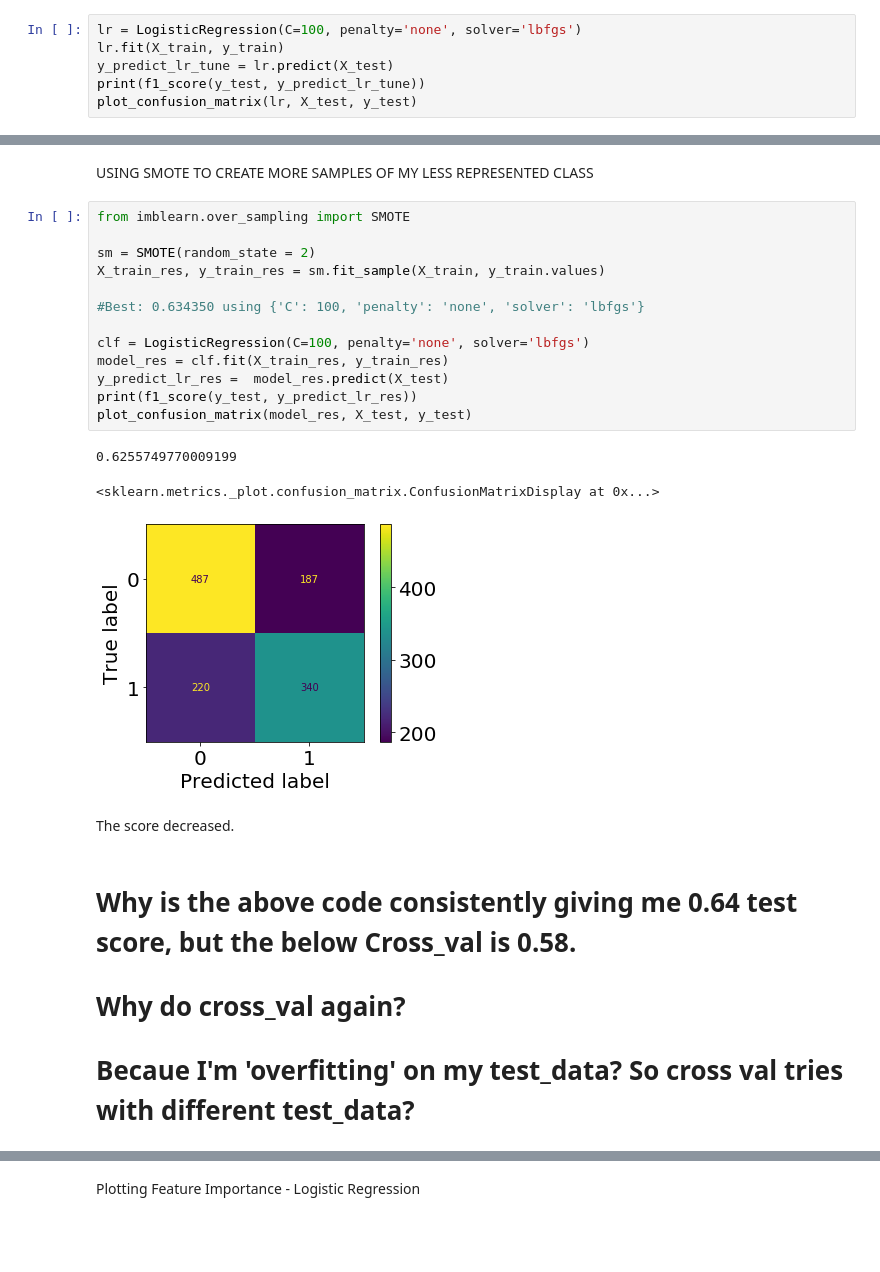
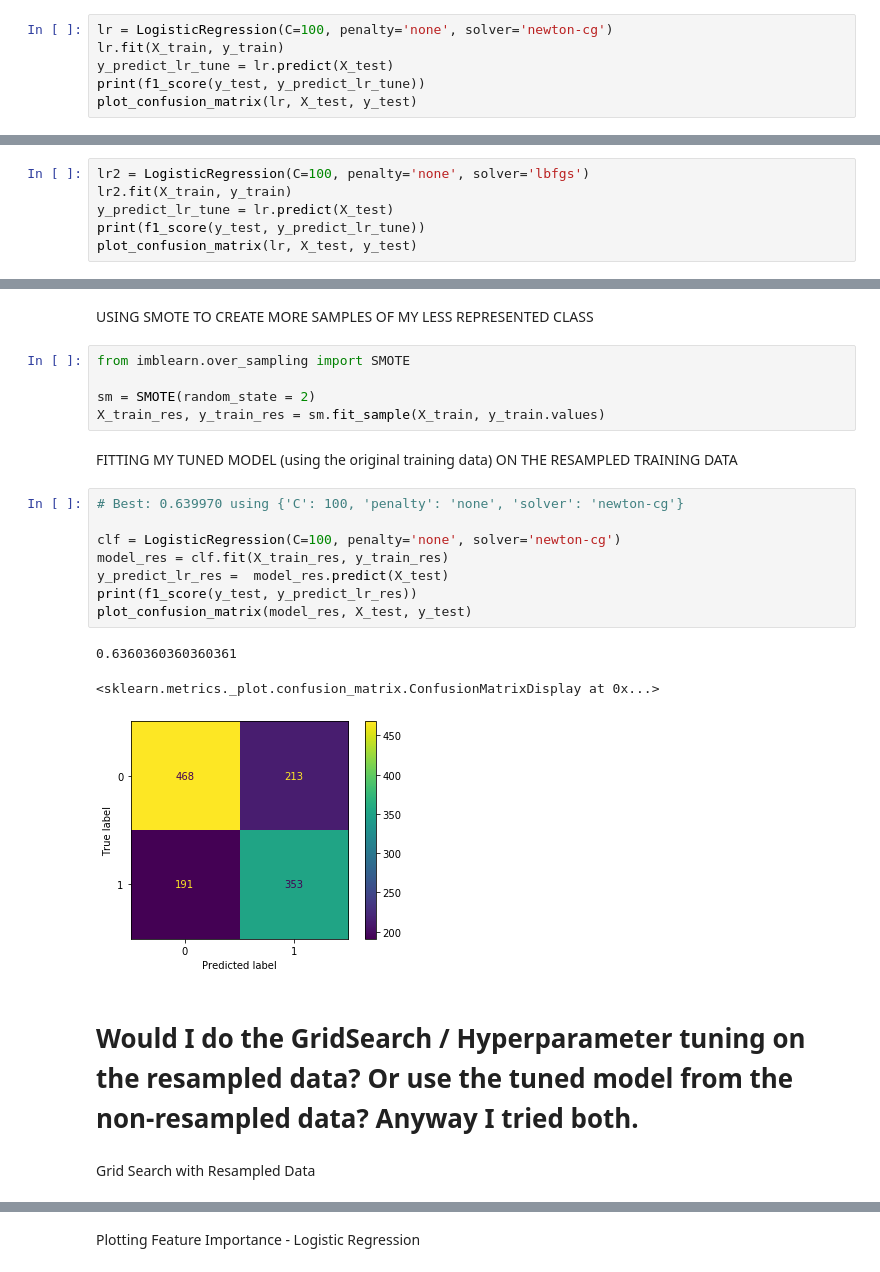
Before and after one commit to vizziviz/fatal_encounters_with_police, a Jupyter notebook: models/supervised_modeling_blackhispanic_notclean.ipynb, the cells around one changed output, grey strips where cells are left out. Saved outputs shown, nothing was run; the diff lists cells and outputs as text; blank space fills up the shorter version.

Commit message:
fixed data from feature engineering

```diff
--- a/models/supervised_modeling_blackhispanic_notclean.ipynb
+++ b/models/supervised_modeling_blackhispanic_notclean.ipynb
@@ -322,5 +324,5 @@ nan (nan) with: {'C': 0.01, 'penalty': 'none', 'solver': 'liblinear'}
 # %%
-lr = LogisticRegression(C=100, penalty='none', solver='lbfgs')
+lr = LogisticRegression(C=100, penalty='none', solver='newton-cg')
 lr.fit(X_train, y_train)
 y_predict_lr_tune = lr.predict(X_test)
 print(f1_score(y_test, y_predict_lr_tune))
@@ -331,0 +336,6 @@ plot_confusion_matrix(lr, X_test, y_test)
+# %%
+lr2 = LogisticRegression(C=100, penalty='none', solver='lbfgs')
+lr2.fit(X_train, y_train)
+y_predict_lr_tune = lr.predict(X_test)
+print(f1_score(y_test, y_predict_lr_tune))
+plot_confusion_matrix(lr, X_test, y_test)
@@ -332,25 +386,25 @@ plot_confusion_matrix(lr, X_test, y_test)
 # %% [markdown]
 USING SMOTE TO CREATE MORE SAMPLES OF MY LESS REPRESENTED CLASS
+# %%
+from imblearn.over_sampling import SMOTE
+
+sm = SMOTE(random_state = 2)
+X_train_res, y_train_res = sm.fit_sample(X_train, y_train.values)
+# %% [markdown]
+FITTING MY TUNED MODEL (using the original training data) ON THE RESAMPLED TRAINING DATA
 # %%
-from imblearn.over_sampling import SMOTE
+# Best: 0.639970 using {'C': 100, 'penalty': 'none', 'solver': 'newton-cg'}
 
-sm = SMOTE(random_state = 2)
-X_train_res, y_train_res = sm.fit_sample(X_train, y_train.values)
-
-#Best: 0.634350 using {'C': 100, 'penalty': 'none', 'solver': 'lbfgs'}
-
-clf = LogisticRegression(C=100, penalty='none', solver='lbfgs')
+clf = LogisticRegression(C=100, penalty='none', solver='newton-cg')
 model_res = clf.fit(X_train_res, y_train_res)
 y_predict_lr_res =  model_res.predict(X_test)
 print(f1_score(y_test, y_predict_lr_res))
 plot_confusion_matrix(model_res, X_test, y_test)
 # %% [output]
-0.6255749770009199
+0.6360360360360361
 <sklearn.metrics._plot.confusion_matrix.ConfusionMatrixDisplay at 0x...>
-[figure, old version]
+[figure, new version]
-# %% [markdown]
-The score decreased.
-# %% [markdown]
-# Why is the above code consistently giving me 0.64 test score, but the below Cross_val is 0.58.
-# Why do cross_val again?
-# Becaue I'm 'overfitting' on my test_data? So cross val tries with different test_data?
+# %% [markdown]
+# Would I do the GridSearch / Hyperparameter tuning on the resampled data? Or use the tuned model from the non-resampled data? Anyway I tried both.
+# %% [markdown]
+Grid Search with Resampled Data
```
Also changed, not shown: parts of 43 cells of this notebook.
